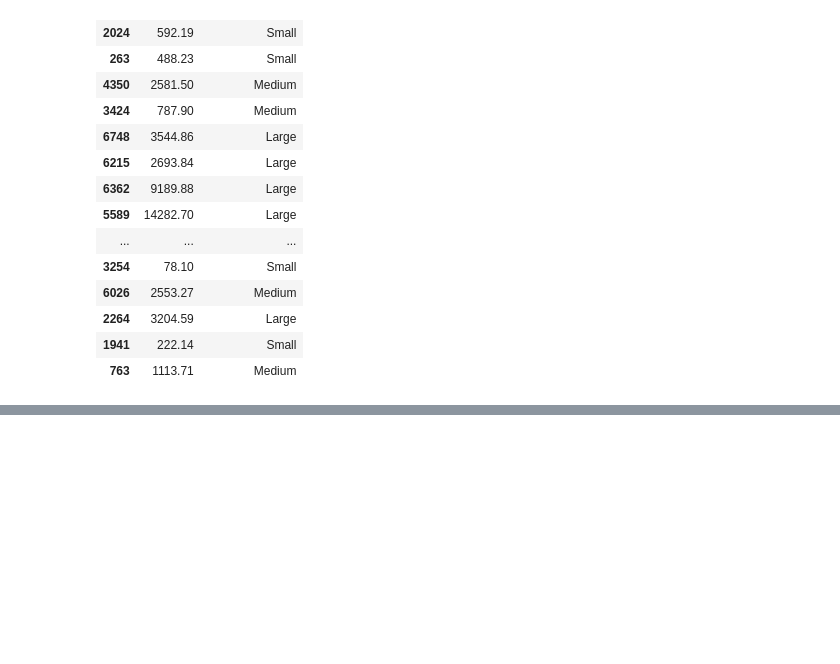
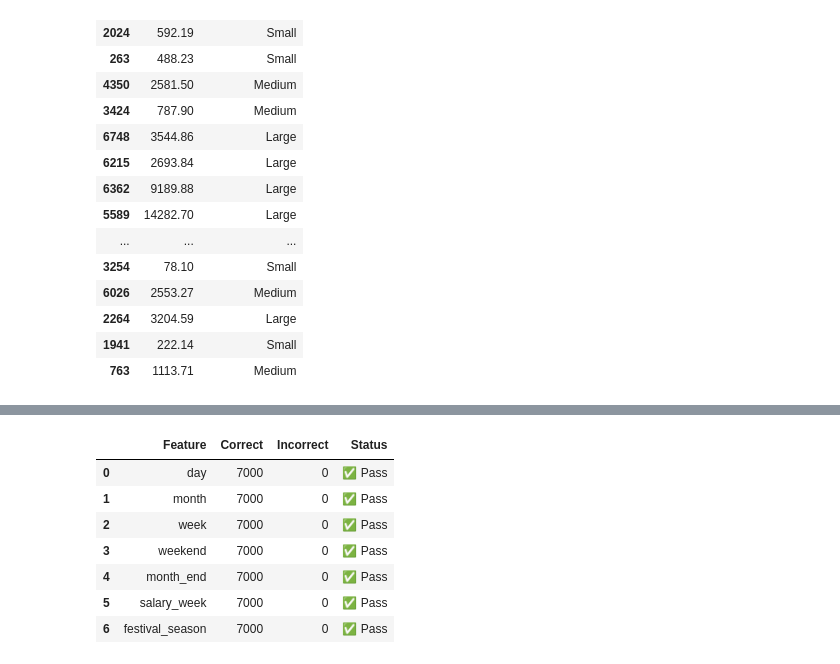
Before and after one commit to SatheMonika04/AI-Financial-Wellness-Coach, a Jupyter notebook: Feature_Engineering/feature_engineering_m.ipynb, the cells around one changed output, grey strips where cells are left out. Drawn from its saved outputs; the diff is of its cells as text; code cells hidden in the pictures; blank space fills up the shorter version.

Commit message:
Validate engineered date features against transaction dates

```diff
--- a/Feature_Engineering/feature_engineering_m.ipynb
+++ b/Feature_Engineering/feature_engineering_m.ipynb
@@ -665,0 +738,7 @@ df[["amount", "amount_bucket"]].sample(20, random_state=42)
+# %%
+check_salary = (
+    df["salary_week"] == expected_salary
+)
+
+print("Correct:", check_salary.sum())
+print("Incorrect:", (~check_salary).sum())
@@ -665,0 +748,11 @@ df[["amount", "amount_bucket"]].sample(20, random_state=42)
+# %%
+expected_festival = (
+    df['transaction_date'].dt.month.isin([10,11,12])
+)
+
+check_festival = (
+    df['festival_season']  == expected_festival
+)
+
+print("Correct:", check_festival.sum())
+print("Incorrect:", (~check_festival).sum())
@@ -665,0 +806,45 @@ df[["amount", "amount_bucket"]].sample(20, random_state=42)
+# %%
+validation_report = pd.DataFrame({
+    "Feature": [
+        "day",
+        "month",
+        "week",
+        "weekend",
+        "month_end",
+        "salary_week",
+        "festival_season"
+    ],
+    "Correct": [
+        check_day.sum(),
+        check_Month.sum(),
+        check_week.sum(),
+        check_weekend.sum(),
+        check_month_end.sum(),
+        check_salary.sum(),
+        check_festival.sum()
+    ],
+    "Incorrect": [
+        (~check_day).sum(),
+        (~check_Month).sum(),
+        (~check_week).sum(),
+        (~check_weekend).sum(),
+        (~check_month_end).sum(),
+        (~check_salary).sum(),
+        (~check_festival).sum()
+    ]
+})
+
+validation_report["Status"] = validation_report["Incorrect"].apply(
+    lambda x: "✅ Pass" if x == 0 else "❌ Fail"
+)
+
+validation_report
+# %% [output]
+|  | Feature | Correct | Incorrect | Status |
+| 0 | day | 7000 | 0 | ✅ Pass |
+| 1 | month | 7000 | 0 | ✅ Pass |
+| 2 | week | 7000 | 0 | ✅ Pass |
+| 3 | weekend | 7000 | 0 | ✅ Pass |
+| 4 | month_end | 7000 | 0 | ✅ Pass |
+| 5 | salary_week | 7000 | 0 | ✅ Pass |
+| 6 | festival_season | 7000 | 0 | ✅ Pass |
```
Also changed, not shown: parts of 12 cells of this notebook, 1 other file.
